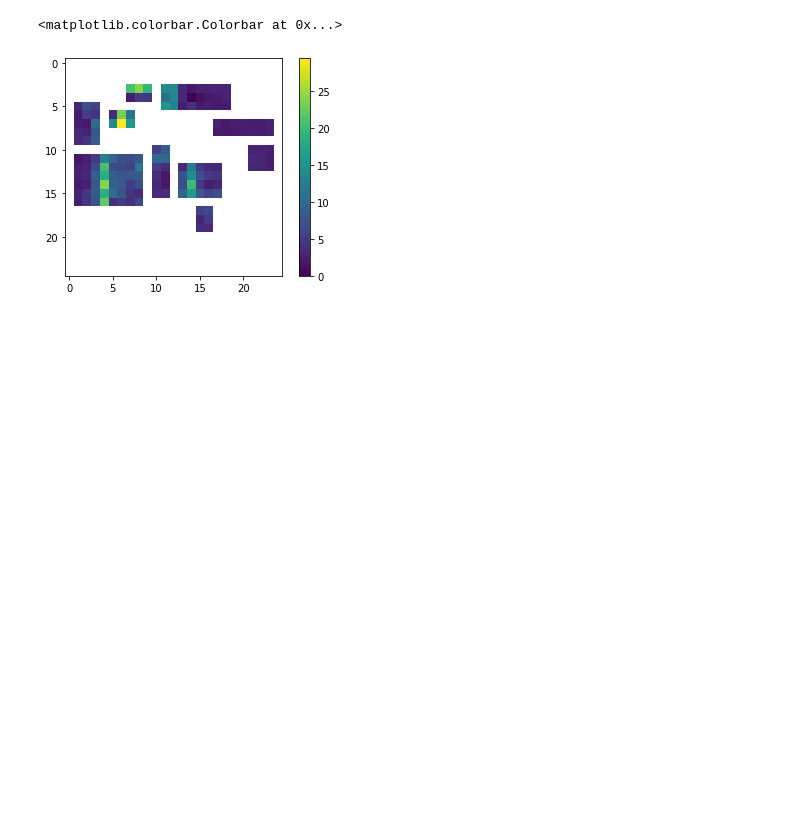
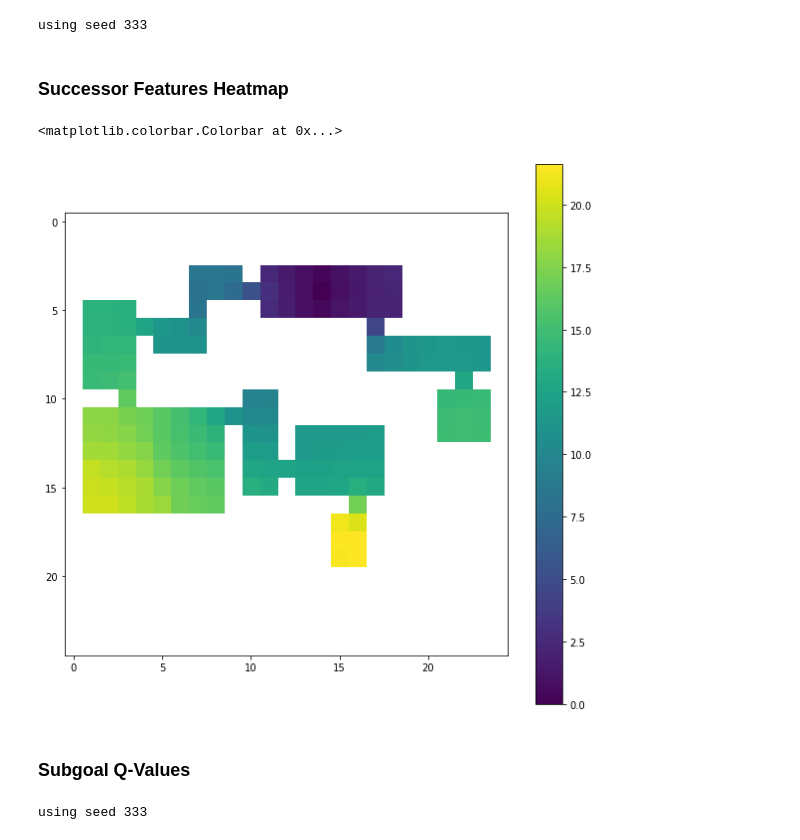
Before and after one commit to 2016choang/sfl, a Jupyter notebook: playground/new-envs.ipynb, the cells around one changed output. Drawn from its saved outputs; the diff is of its cells as text; code cells hidden in the pictures; blank space fills up the shorter version.

Commit message:
oracle agent done

```diff
--- a/playground/new-envs.ipynb
+++ b/playground/new-envs.ipynb
@@ -166,7 +0,0 @@ def visualize_dsr(sr_source, starting_pos=(1, 8), direction=-1, action=-1, norma
-# %%
-dsr, dsr_heatmap = visualize_dsr('../data/local/20200411/multiroom/run_0/dsr_itr_1999.pt', (4, 14), -1, -1, True)
-plt.imshow(dsr_heatmap)
-plt.colorbar()
-# %% [output]
-<matplotlib.colorbar.Colorbar at 0x...>
-[figure, removed]
@@ -172,0 +26,13 @@ plt.colorbar()
+# %%
+mode = 'multiroom'
+minigrid_config = {'size': [200, 200], 'epsilon': 0.5, 'oracle': True}
+env_id=None
+set_seed(333)
+
+# env = gym_make(id=env_id, mode=mode, minigrid_config=minigrid_config)
+# obs = env.reset()
+# plt.imshow(obs)
+# %% [output]
+using seed 333
+# %% [markdown]
+### Successor Features Heatmap
@@ -172,0 +82,10 @@ plt.colorbar()
+# %%
+dsr, dsr_heatmap = visualize_dsr('../experiments/successor-data/20200411-run0-100k.pt', (14, 4), -1, -1, True)
+figure = plt.figure(figsize=(10, 10))
+plt.imshow(dsr_heatmap.T)
+plt.colorbar()
+# %% [output]
+<matplotlib.colorbar.Colorbar at 0x...>
+[figure, added]
+# %% [markdown]
+### Subgoal Q-Values
@@ -172,0 +98,8 @@ plt.colorbar()
+# %%
+mode = config['mode']
+seed = config['seed']
+set_seed(seed)
+
+device = torch.device('cuda', index=0)
+# %% [output]
+using seed 333
```
Also changed, not shown: parts of 68 cells of this notebook, 5 other files.
